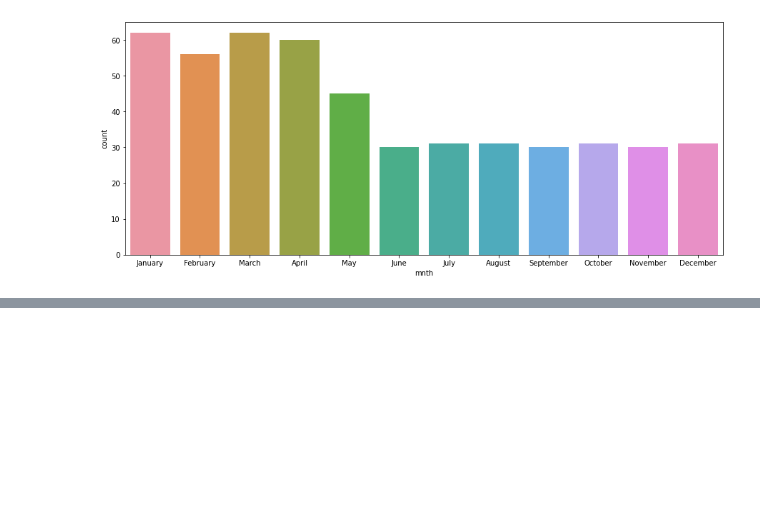
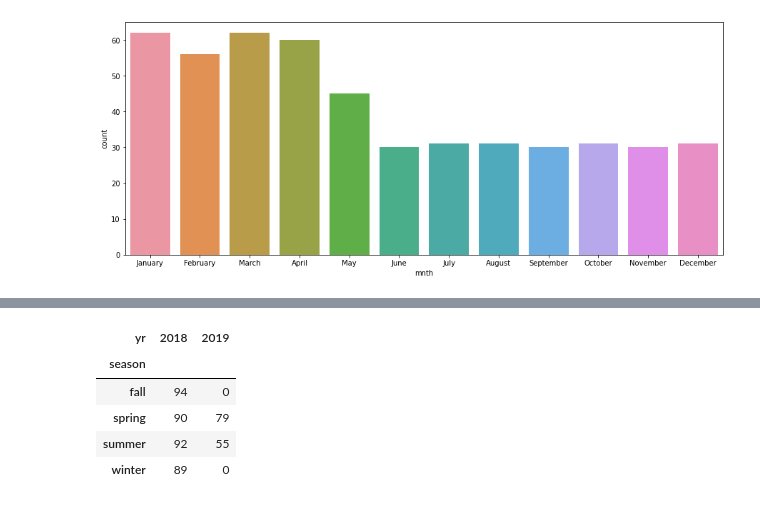
Before and after one commit to rajlm10/Touchstone-Foundation, a Jupyter notebook: EDA_Kaggle_Bikes.ipynb, the cells around one changed output, grey strips where cells are left out. Drawn from its saved outputs; the diff is of its cells as text; code cells hidden in the pictures; blank space fills up the shorter version.

```diff
--- a/EDA_Kaggle_Bikes.ipynb
+++ b/EDA_Kaggle_Bikes.ipynb
@@ -292,0 +303,9 @@ sns.countplot(x=df_categorical['mnth'], data=df_categorical);
+# %%
+pd.crosstab(df_categorical.season,df_categorical.yr)
+# %% [output]
+| yr | 2018 | 2019 |
+| season |  |  |
+| fall | 94 | 0 |
+| spring | 90 | 79 |
+| summer | 92 | 55 |
+| winter | 89 | 0 |
```
Also changed, not shown: parts of 6 cells of this notebook.
